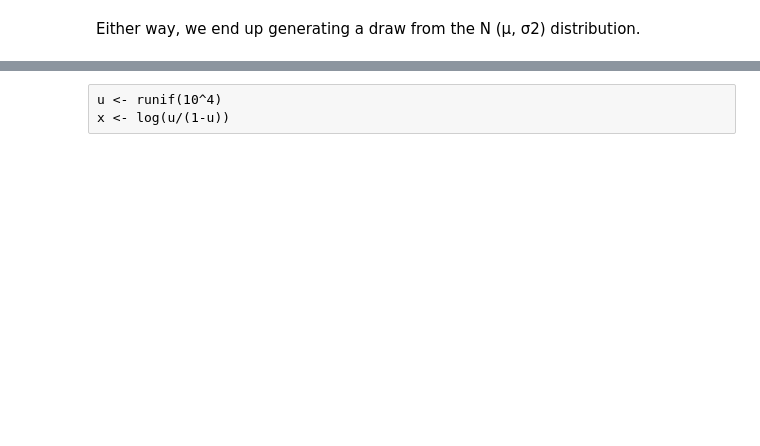
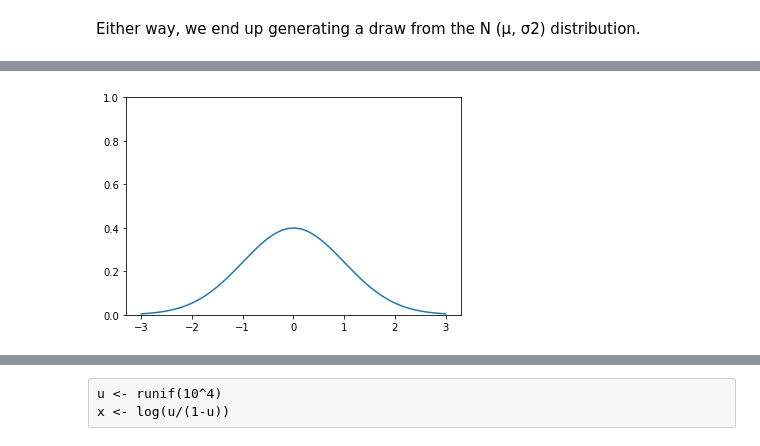
Before and after one commit to buruzaemon/IntroductionToProbabilityPy, a Jupyter notebook: Ch5.ipynb, the cells around one changed output, grey strips where cells are left out. Saved outputs shown, nothing was run; the diff lists cells and outputs as text; code cells hidden in the pictures; blank space fills up the shorter version.

```diff
--- a/Ch5.ipynb
+++ b/Ch5.ipynb
@@ -147,0 +209,6 @@ Finally, to change the color of the plot, add col="orange" or col="green", or wh
+# %%
+plt.plot(x, rv.pdf(x))
+plt.ylim([0, 1])
+plt.show()
+# %% [output]
+[figure, added]
```
Also changed, not shown: parts of 44 cells of this notebook, 1 other file.
